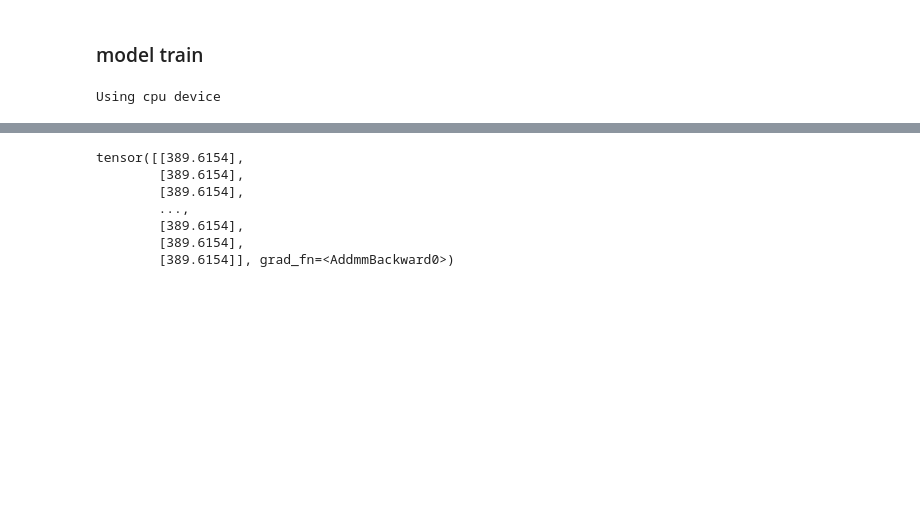
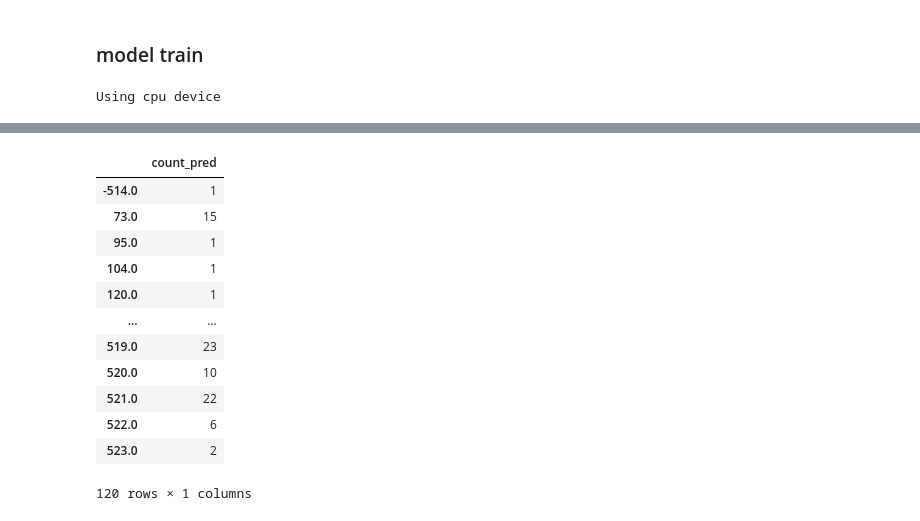
Before and after one commit to PPCavallera/tabular-playground-series-jun-2021, a Jupyter notebook: a-simple-simple-simple-neural-network-pytorch.ipynb, the cells around one changed output, grey strips where cells are left out. Cells and saved outputs as stored; diff of their text form; code cells hidden in the pictures; blank space fills up the shorter version.

```diff
--- a/a-simple-simple-simple-neural-network-pytorch.ipynb
+++ b/a-simple-simple-simple-neural-network-pytorch.ipynb
@@ -152,5 +199,5 @@ epochs = 100
 # %%
-def train_loop(dataloader, model, loss_fn, optimizer):
+def train_loop(dataloader, model, loss_fn, optimizer, scheduler):
     size = len(dataloader.dataset)
     for batch, (X, y) in enumerate(dataloader):
         # Compute prediction and loss
@@ -162,8 +209,9 @@ def train_loop(dataloader, model, loss_fn, optimizer):
         loss = loss_fn(pred, y)
 
         # Backpropagation
-        optimizer.zero_grad()
+        # optimizer.zero_grad()
         loss.backward()
+        scheduler.step()
         optimizer.step()
 
     loss = loss.item()
@@ -190,11 +241,30 @@ def test_loop(dataloader, model, loss_fn):
+# %%
+def cyclical_lr(stepsize, min_lr=3e-4, max_lr=3e-3):
+
+    # Scaler: we can adapt this if we do not want the triangular CLR
+    scaler = lambda x: 1.
+
+    # Lambda function to calculate the LR
+    lr_lambda = lambda it: min_lr + (max_lr - min_lr) * relative(it, stepsize)
+
+    # Additional function to see where on the cycle we are
+    def relative(it, stepsize):
+        cycle = math.floor(1 + it / (2 * stepsize))
+        x = abs(it / stepsize - 2 * cycle + 1)
+        return max(0, (1 - x)) * scaler(cycle)
+
+    return lr_lambda
 # %%
 loss_fn = nn.MSELoss()
-optimizer = torch.optim.SGD(model.parameters(), lr=learning_rate)
-
+optimizer = torch.optim.SGD(model.parameters(), lr=0.001)
+step_size = 4*len(dataset_train)
+clr = cyclical_lr(step_size)
+scheduler = torch.optim.lr_scheduler.LambdaLR(optimizer, [clr])
 for t in range(epochs):
     print(f"Epoch {t+1}\n-------------------------------")
-    train_loop(loader_train, model, loss_fn, optimizer)
+    train_loop(loader_train, model, loss_fn, optimizer, scheduler)
     test_loop(loader_test, model, loss_fn)
+    # optimizer.lr = exp_decay(t)
 print("Done!")
 # %% [output]
 Epoch 1
@@ -240,12 +320,29 @@ test = test.to(device)
 # %%
 test_pred = model(test)
 # %%
-test_pred
+unique, counts = np.unique(y_train.detach().numpy(), return_counts=True)
+unique_p, counts_p = np.unique(np.round(train_pred.detach().numpy()), return_counts=True)
+d_p = pd.DataFrame()
+d_p.index = unique_p
+d_p['count_pred'] = counts_p
+d = pd.DataFrame()
+d.index = unique
+d['count_true'] = counts
+d1 = d.join(d_p)
+d1 = d1.fillna(0)
-# %% [output]
-tensor([[389.6154],
-        [389.6154],
-        [389.6154],
-        ...,
-        [389.6154],
-        [389.6154],
-        [389.6154]], grad_fn=<AddmmBackward0>)
+# %%
+d_p
+# %% [output]
+|  | count_pred |
+| -514.0 | 1 |
+| 73.0 | 15 |
+| 95.0 | 1 |
+| 104.0 | 1 |
+| 120.0 | 1 |
+| ... | ... |
+| 519.0 | 23 |
+| 520.0 | 10 |
+| 521.0 | 22 |
+| 522.0 | 6 |
+| 523.0 | 2 |
+120 rows × 1 columns
```
Also changed, not shown: parts of 13 cells of this notebook, 1 other file.
